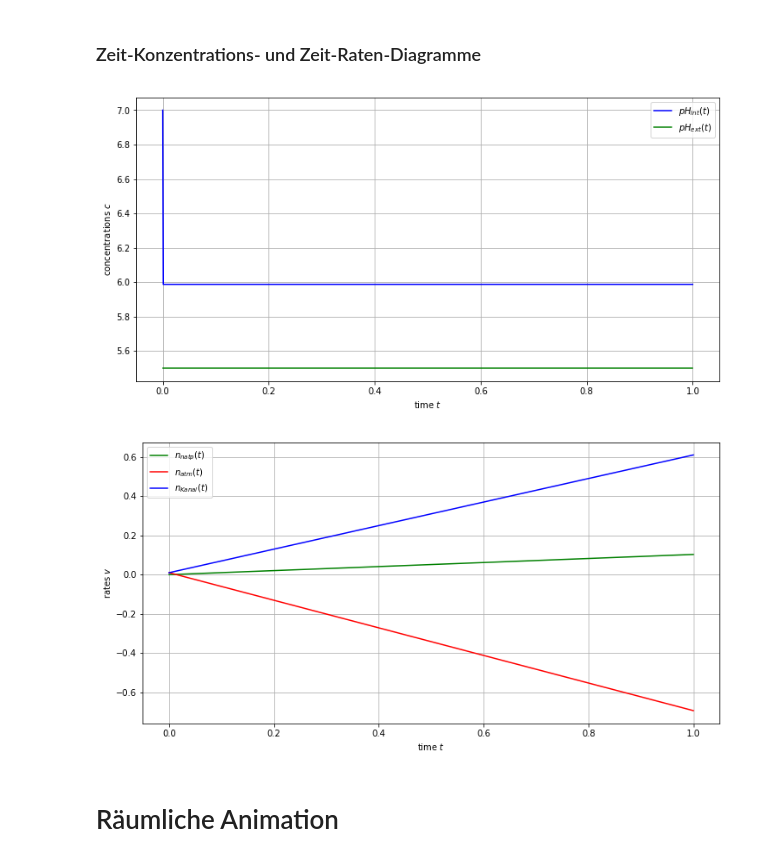
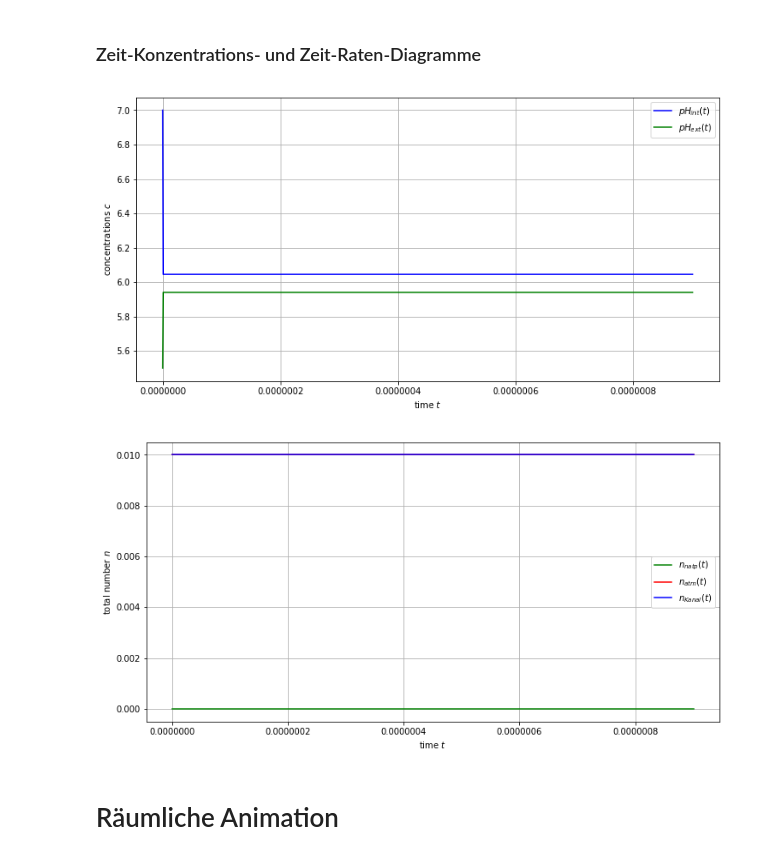
Before and after one commit to felixko/Membranpoti, a Jupyter notebook: modell/discrete_concentrations/zellmodellierung_notebook.ipynb, the cells around one changed output. Drawn from its saved outputs; the diff is of its cells as text; code cells hidden in the pictures.

```diff
--- a/modell/discrete_concentrations/zellmodellierung_notebook.ipynb
+++ b/modell/discrete_concentrations/zellmodellierung_notebook.ipynb
@@ -194,13 +108,13 @@ from scipy.integrate import odeint
 # Wenn man die Schritte größer als die Zeit macht, dann bekommt man Probleme mit der Rate.
 # Diese wird über die Anzahl der Schritte differenzert und nicht über die Zeit, also kommen kleinere Werte raus
 steps = 1000
-time = 1
+time = 0.000000901
 # %%
 # Innen- und Außenvolumen
 V = [0.01,0.01] #Initialisiere V mit beliebigen Anfangswerten (zum testen verwendet)
 r_cell = 1.5 * 10**(-3)
 V[0] = (4/3) * np.pi * (r_cell**3) #Berechne Volumen der Zelle näherungsweise als Kugel mit Radius r_cell
-V[1] = 1 #Außenvolumen, das sehr viel größer als das Zellvolumen ist
+V[1] = V[0] #Außenvolumen, das sehr viel größer als das Zellvolumen ist
 # %%
 # Anfangskonzentrationen
 #pH_0 = [7, 0] #Setze pH innen auf 7, außen auf 0.
@@ -246,11 +159,11 @@ def v_ATP(c, vmax=2, k1=2, k2=2, N=1):
 # %%
 def v_Kanal(c):
     k1a = 1
-    k1b = 1
+    k1b = 1.0001
     k2a = 1
-    k2b = 1
+    k2b = 1.000002
     k3a = 1
-    k3b = 1
+    k3b = 1.0001
     kanalkonz = 1
     cin = c[0]
     cout = c[1]
@@ -303,33 +207,33 @@ AttributeError: 'NoneType' object has no attribute 'remove_callback'
 # %%
 tc, tc_ax = plt.subplots(figsize=(12, 6))
 #plt.plot(t, solution[:, 0], 'b', label='$c_{int}(t)$')
 plt.plot(t, -np.log(solution[:, 0]), 'b', label='$pH_{int}(t)$')
 #plt.plot(t, solution[:, 1], 'g', label='$c_{ext}(t)$')
 plt.plot(t, -np.log(solution[:, 1]), 'g', label='$pH_{ext}(t)$')
 plt.legend(loc='best')
 plt.xlabel('time $t$')
 plt.ylabel('concentrations $c$')
 plt.grid()
 plt.show()
 #tc.savefig('./figures/time-conc-diagram.png')
 #v = [np.gradient(solution[2]),np.gradient(solution[3]),np.gradient(solution[4])]
 tcdot, tcdot_ax = plt.subplots(figsize=(12, 6))
 v_atp = np.gradient(solution[:,2])
 #plt.plot(t, solution[:], 'r', label='$v_{ATP}(t)$')
 plt.plot(t, solution[:, 2], 'g', label='$n_{natp}(t)$')
 v_atm = np.gradient(solution[:,3])
 #plt.plot(t, v_atm[:], 'y', label='$v_{Atm}(t)$')
 plt.plot(t, solution[:, 3], 'r', label='$n_{atm}(t)$')
 v_kanal = np.gradient(solution[:,4])
 plt.plot(t, solution[:, 4], 'b', label='$n_{Kanal}(t)$')
 plt.legend(loc='best')
 plt.xlabel('time $t$')
-plt.ylabel('rates $v$')
+plt.ylabel('total number $n$')
 plt.grid()
 plt.show()
 # %% [output]
-[figure, old version]
+[figure, new version]
-[figure, old version]
+[figure, new version]
 # %% [markdown]
 # Räumliche Animation
 # %%
```
Also changed, not shown: parts of 14 cells of this notebook.
